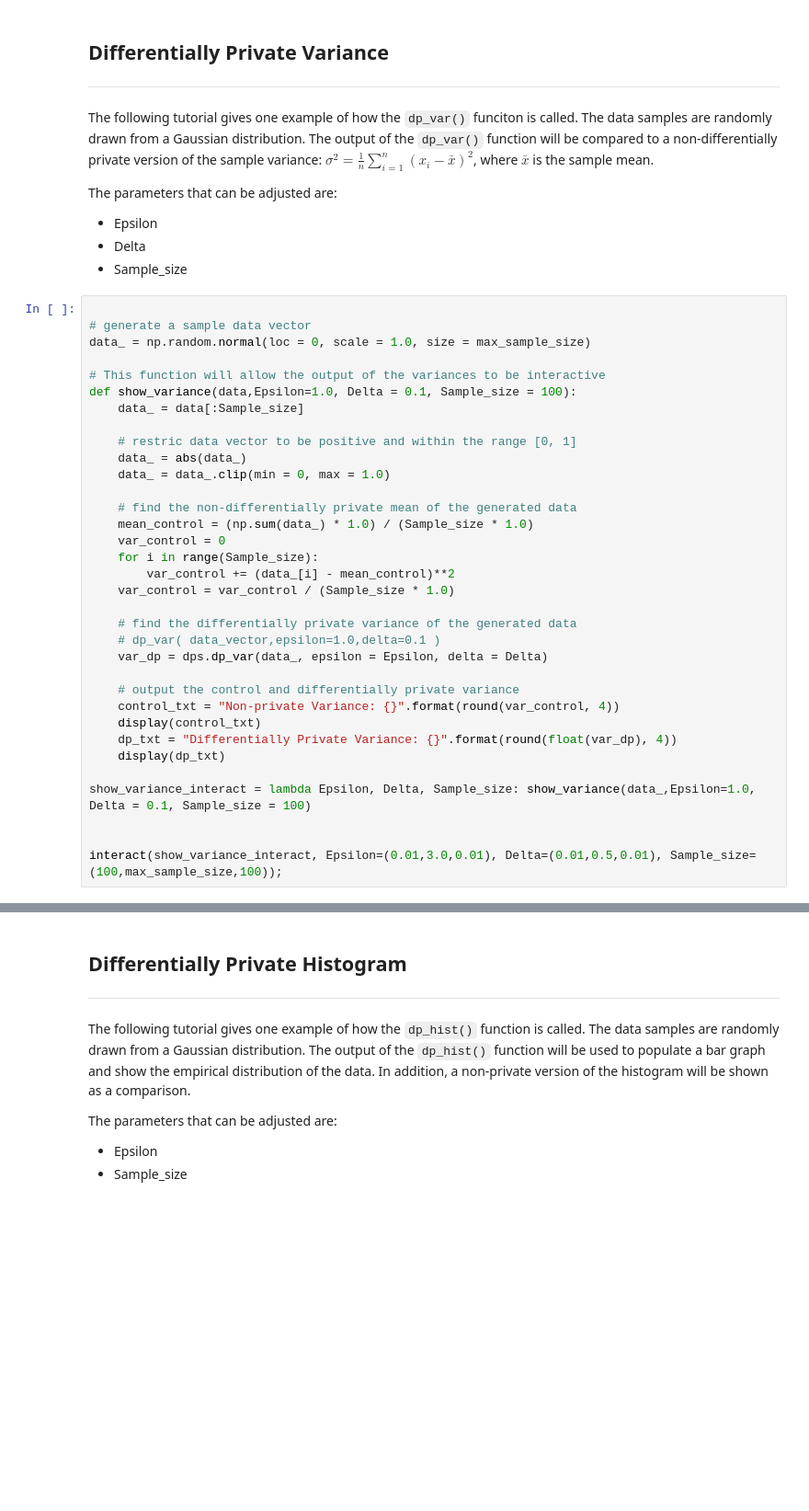
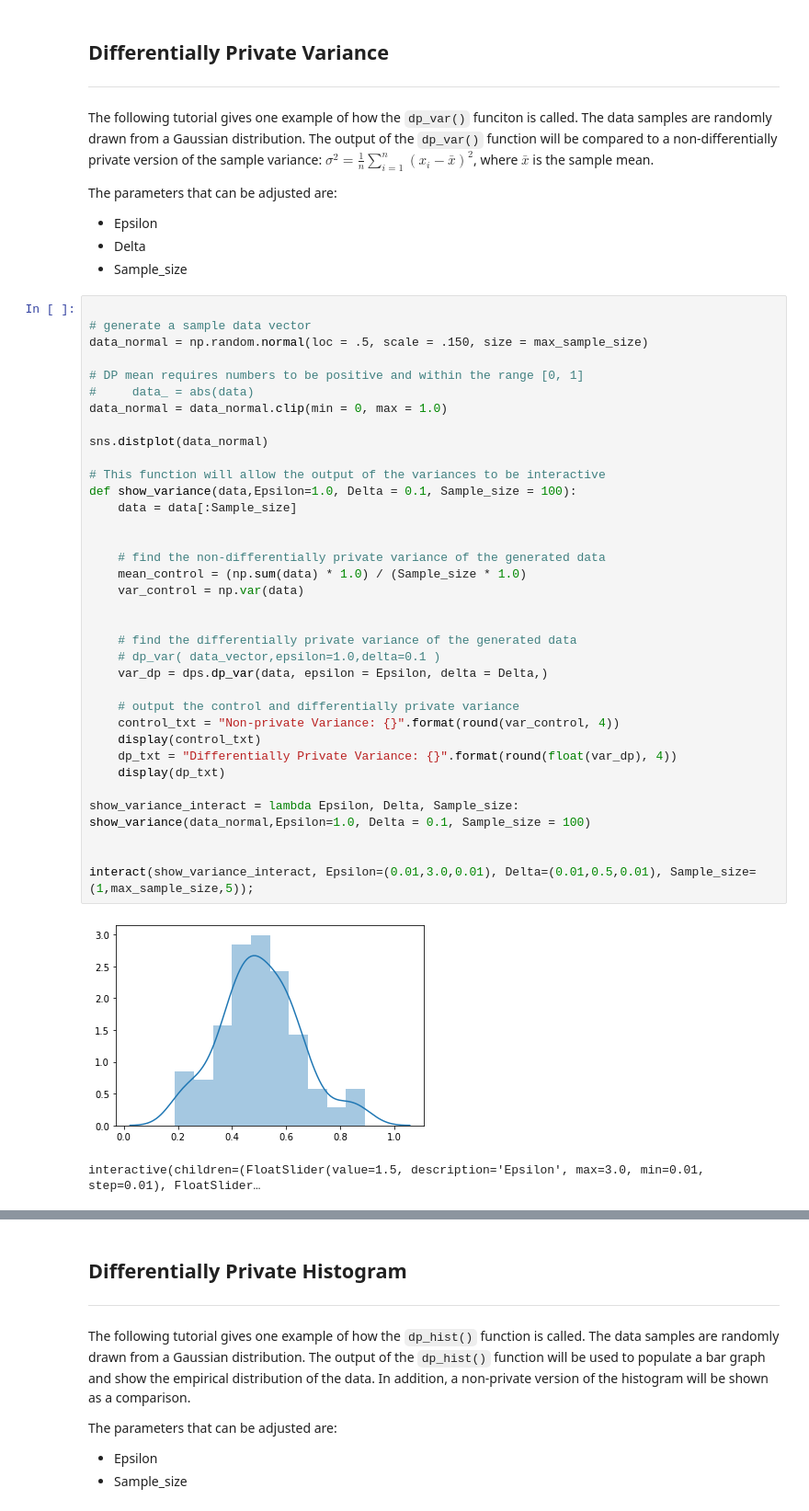
Before and after one commit to data2080/differential_privacy_demo, a Jupyter notebook: 02_Demos.ipynb, the cells around one changed output, grey strips where cells are left out. Shown at 92% size. Drawn from its saved outputs; the diff is of its cells as text; blank space fills up the shorter version.

```diff
--- a/02_Demos.ipynb
+++ b/02_Demos.ipynb
@@ -68,36 +127,40 @@ The parameters that can be adjusted are:
 # %%
 
 # generate a sample data vector
-data_ = np.random.normal(loc = 0, scale = 1.0, size = max_sample_size)
+data_normal = np.random.normal(loc = .5, scale = .150, size = max_sample_size)
+
+# DP mean requires numbers to be positive and within the range [0, 1]
+#     data_ = abs(data)
+data_normal = data_normal.clip(min = 0, max = 1.0)
+
+sns.distplot(data_normal)
 
 # This function will allow the output of the variances to be interactive
 def show_variance(data,Epsilon=1.0, Delta = 0.1, Sample_size = 100):
-    data_ = data[:Sample_size]
+    data = data[:Sample_size]
 
-    # restric data vector to be positive and within the range [0, 1]
-    data_ = abs(data_)
-    data_ = data_.clip(min = 0, max = 1.0)
 
-    # find the non-differentially private mean of the generated data
-    mean_control = (np.sum(data_) * 1.0) / (Sample_size * 1.0)
-    var_control = 0
-    for i in range(Sample_size):
-        var_control += (data_[i] - mean_control)**2
-    var_control = var_control / (Sample_size * 1.0)
+    # find the non-differentially private variance of the generated data
+    mean_control = (np.sum(data) * 1.0) / (Sample_size * 1.0)
+    var_control = np.var(data)
+
 
     # find the differentially private variance of the generated data
     # dp_var( data_vector,epsilon=1.0,delta=0.1 )
-    var_dp = dps.dp_var(data_, epsilon = Epsilon, delta = Delta)
+    var_dp = dps.dp_var(data, epsilon = Epsilon, delta = Delta,)
 
     # output the control and differentially private variance
     control_txt = "Non-private Variance: {}".format(round(var_control, 4))
     display(control_txt)
     dp_txt = "Differentially Private Variance: {}".format(round(float(var_dp), 4))
     display(dp_txt)
 
-show_variance_interact = lambda Epsilon, Delta, Sample_size: show_variance(data_,Epsilon=1.0, Delta = 0.1, Sample_size = 100)
+show_variance_interact = lambda Epsilon, Delta, Sample_size: show_variance(data_normal,Epsilon=1.0, Delta = 0.1, Sample_size = 100)
 
 
-interact(show_variance_interact, Epsilon=(0.01,3.0,0.01), Delta=(0.01,0.5,0.01), Sample_size=(100,max_sample_size,100));
+interact(show_variance_interact, Epsilon=(0.01,3.0,0.01), Delta=(0.01,0.5,0.01), Sample_size=(1,max_sample_size,5));
+# %% [output]
+[figure, added]
+interactive(children=(FloatSlider(value=1.5, description='Epsilon', max=3.0, min=0.01, step=0.01), FloatSlider…
 # %% [markdown]
 Each run of the cell generates a new dataset, changing the sample size uses a different amount of the same sample, changing other parameters re-privatizes the same dataset.
```
Also changed, not shown: parts of 17 cells of this notebook, 3 other files.
